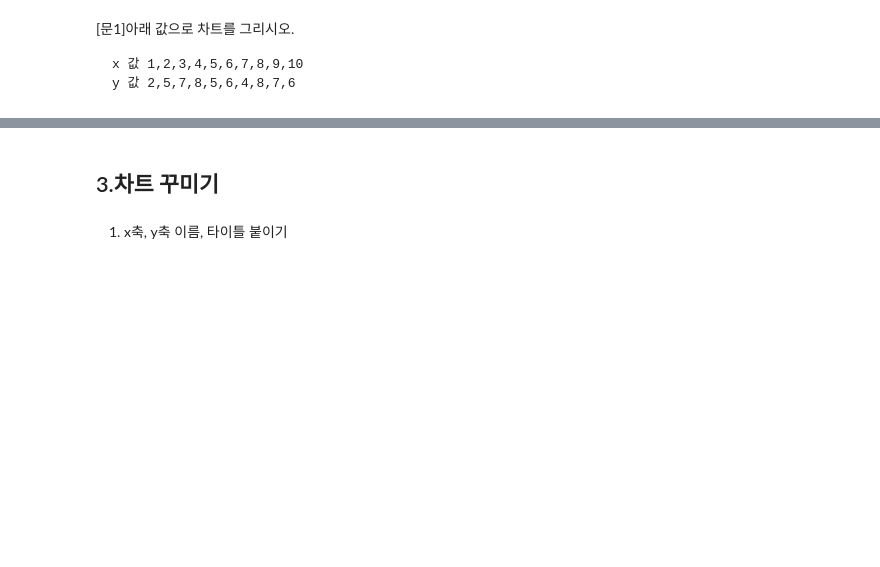
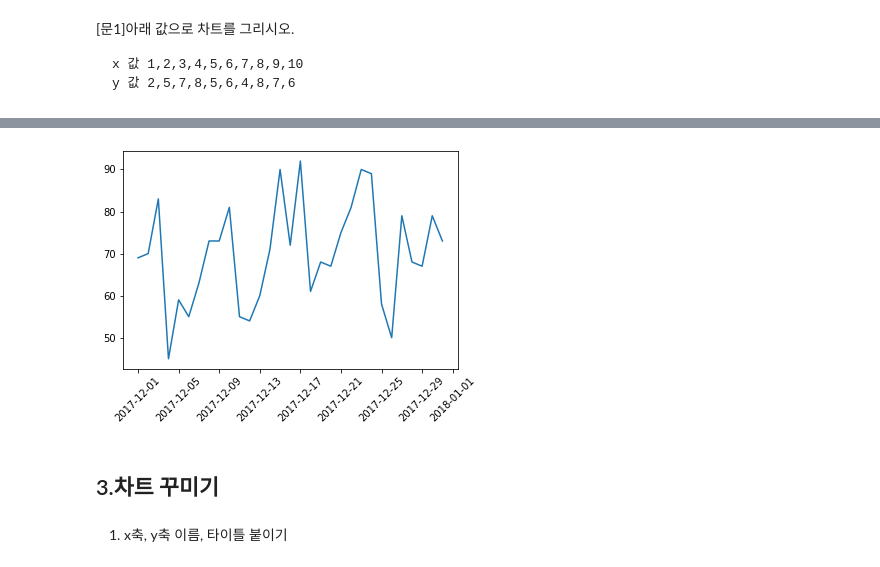
Before and after one commit to pennya6/kt-aivle, a Jupyter notebook: python라이브러리/07 - matplotlib.ipynb, the cells around one changed output, grey strips where cells are left out. Drawn from its saved outputs; the diff is of its cells as text; code cells hidden in the pictures; blank space fills up the shorter version.

```diff
--- a/python라이브러리/07 - matplotlib.ipynb
+++ b/python라이브러리/07 - matplotlib.ipynb
@@ -76,3 +106,9 @@ plt.show()
+# %%
+plt.plot(data.date,data['item3'])
+plt.xticks(rotation=45)
+plt.show()
+# %% [output]
+[figure, added]
 # %% [markdown]
 ## 3.차트 꾸미기
 # %% [markdown]
```
Also changed, not shown: parts of 9 cells of this notebook, 2 other files.
